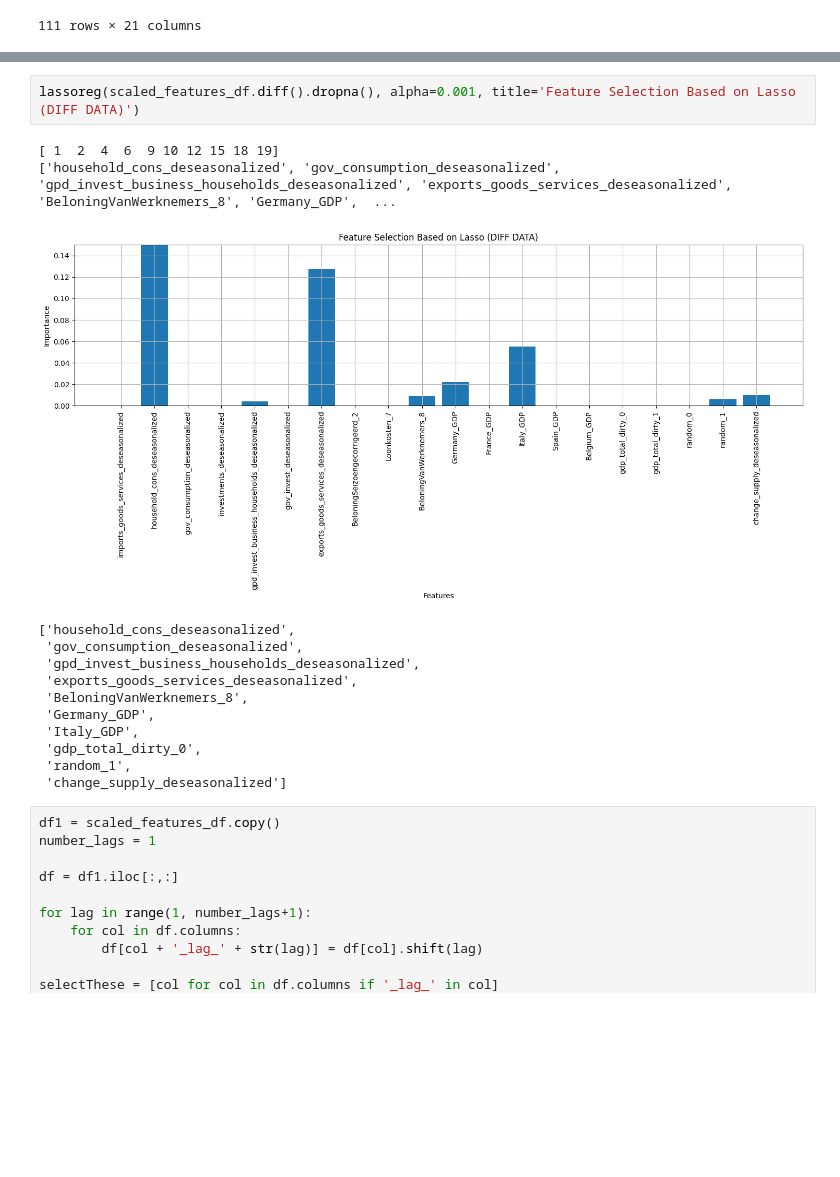
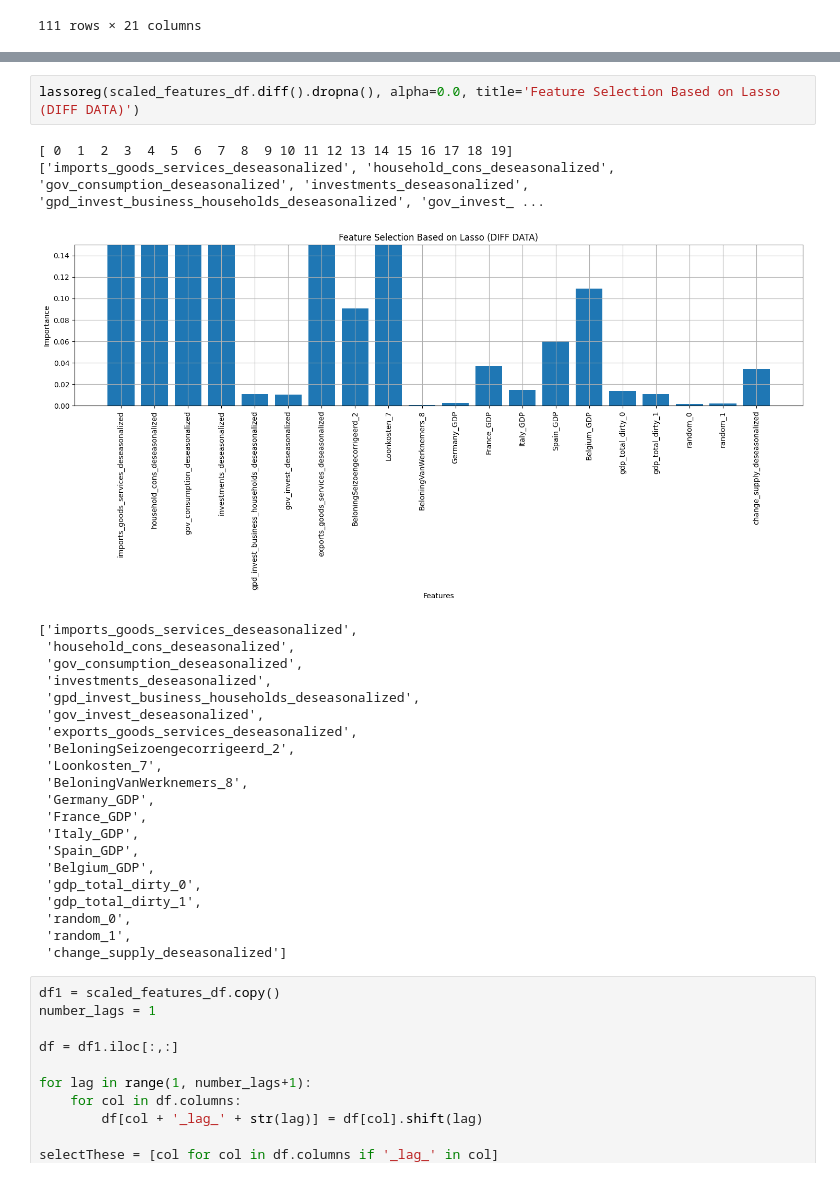
Before and after one commit to powell001/NowCast_Data_v2, a Jupyter notebook: src/a06_forecastQuarterlyData_withQuarterlyData_Lasso.ipynb, the cells around one changed output, grey strips where cells are left out. Drawn from its saved outputs; the diff is of its cells as text; blank space fills up the shorter version.

Commit message:
monthly and quarterly lasso updates

```diff
--- a/src/a06_forecastQuarterlyData_withQuarterlyData_Lasso.ipynb
+++ b/src/a06_forecastQuarterlyData_withQuarterlyData_Lasso.ipynb
@@ -308,18 +308,28 @@ print(scaled_features_df.shape)
 (111, 21)
 # %%
-lassoreg(scaled_features_df.diff().dropna(), alpha=0.001, title='Feature Selection Based on Lasso (DIFF DATA)')
+lassoreg(scaled_features_df.diff().dropna(), alpha=0.0, title='Feature Selection Based on Lasso (DIFF DATA)')
 # %% [output]
-[ 1  2  4  6  9 10 12 15 18 19]
-['household_cons_deseasonalized', 'gov_consumption_deseasonalized', 'gpd_invest_business_households_deseasonalized', 'exports_goods_services_deseasonalized', 'BeloningVanWerknemers_8', 'Germany_GDP',  ...
+[ 0  1  2  3  4  5  6  7  8  9 10 11 12 13 14 15 16 17 18 19]
+['imports_goods_services_deseasonalized', 'household_cons_deseasonalized', 'gov_consumption_deseasonalized', 'investments_deseasonalized', 'gpd_invest_business_households_deseasonalized', 'gov_invest_ ...
-[figure, old version]
+[figure, new version]
-['household_cons_deseasonalized',
+['imports_goods_services_deseasonalized',
+ 'household_cons_deseasonalized',
  'gov_consumption_deseasonalized',
+ 'investments_deseasonalized',
  'gpd_invest_business_households_deseasonalized',
+ 'gov_invest_deseasonalized',
  'exports_goods_services_deseasonalized',
+ 'BeloningSeizoengecorrigeerd_2',
+ 'Loonkosten_7',
  'BeloningVanWerknemers_8',
  'Germany_GDP',
+ 'France_GDP',
  'Italy_GDP',
+ 'Spain_GDP',
+ 'Belgium_GDP',
  'gdp_total_dirty_0',
+ 'gdp_total_dirty_1',
+ 'random_0',
  'random_1',
  'change_supply_deseasonalized']
 # %%
```
Also changed, not shown: parts of 11 cells of this notebook, 1 other file.
